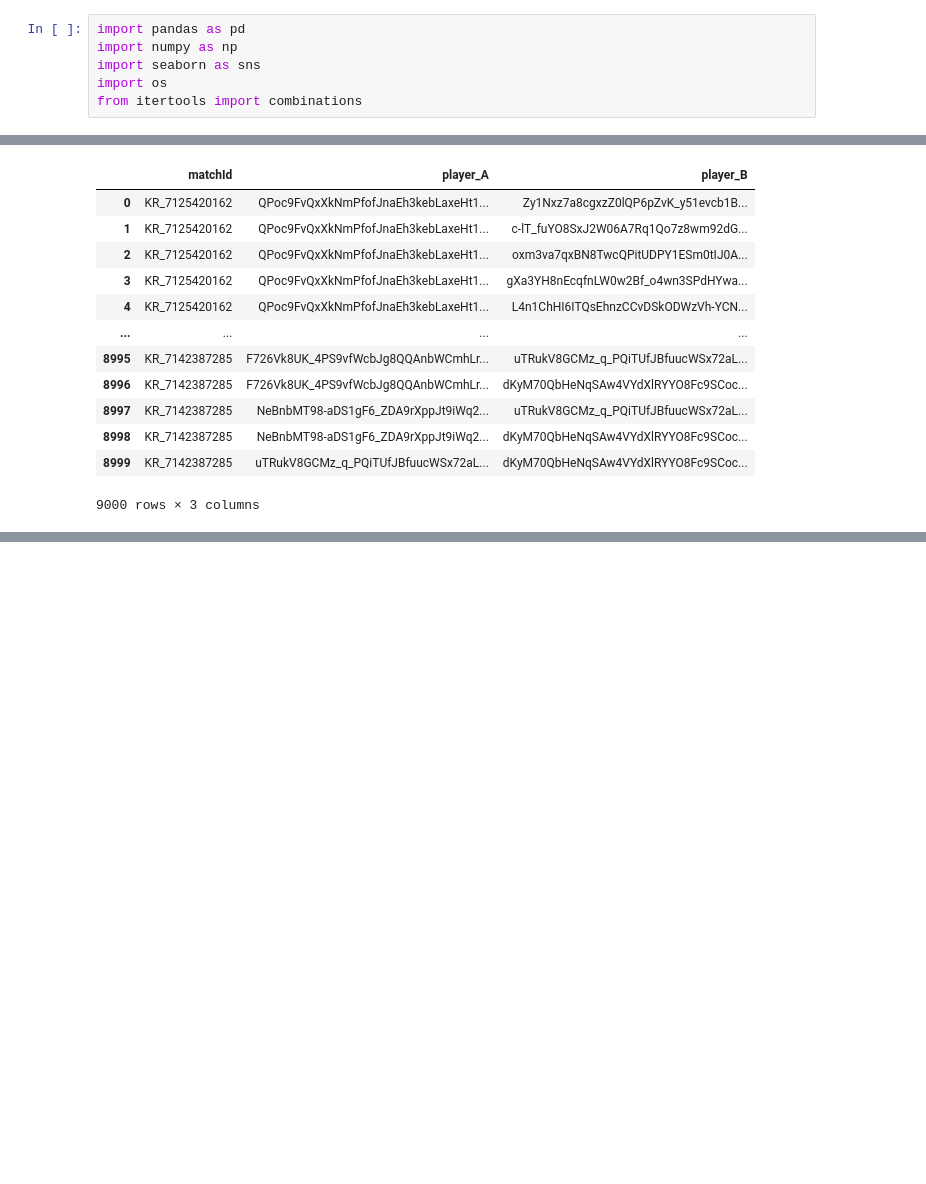
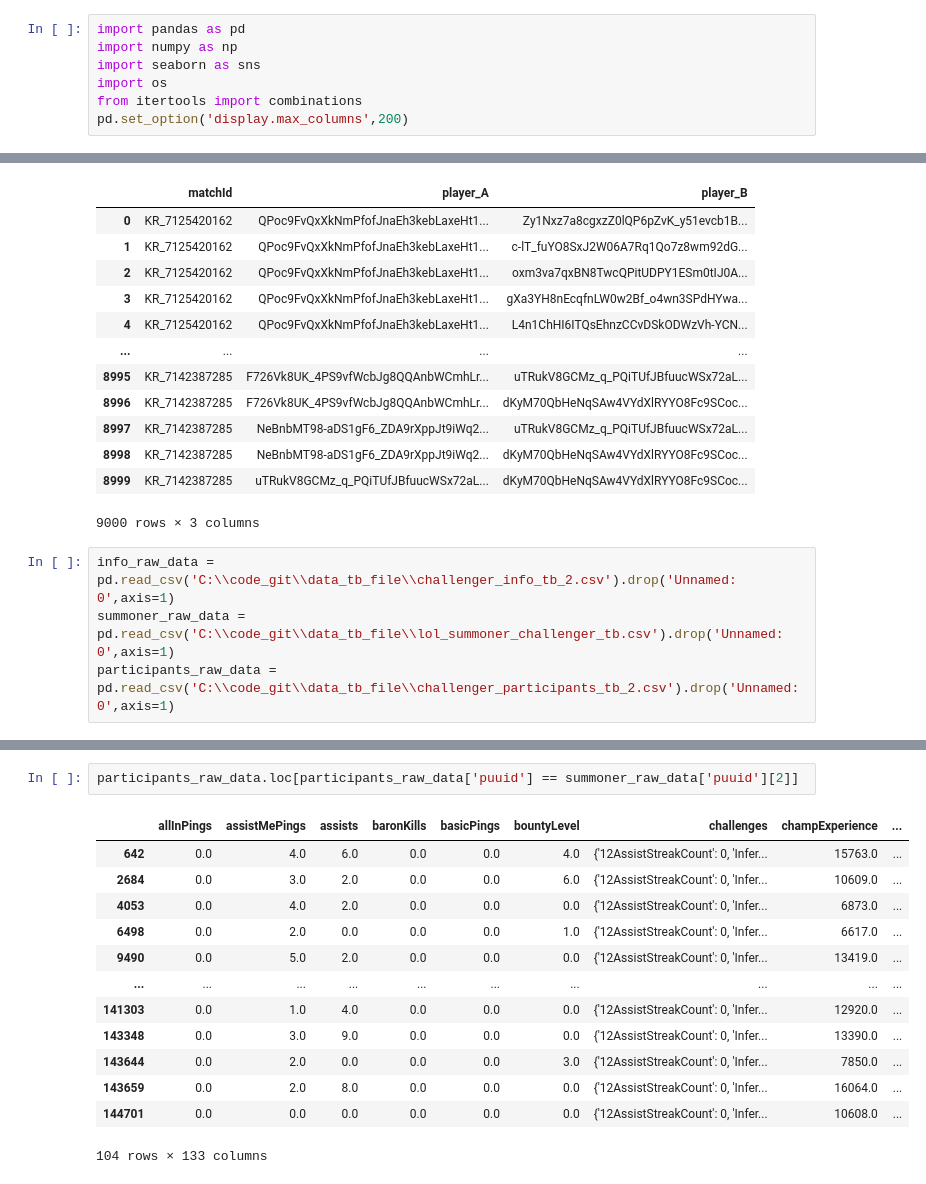
Before and after one commit to kim-bo-saeng/personal_project, a Jupyter notebook: lol_data/lol_data_analysis.ipynb, the cells around one changed output, grey strips where cells are left out. Saved outputs shown, nothing was run; the diff lists cells and outputs as text; blank space fills up the shorter version.

Commit message:
feat : data_analysis

```diff
--- a/lol_data/lol_data_analysis.ipynb
+++ b/lol_data/lol_data_analysis.ipynb
@@ -4,6 +4,7 @@ import numpy as np
 import seaborn as sns
 import os
 from itertools import combinations
+pd.set_option('display.max_columns',200)
 # %%
 data_meta_row = pd.read_csv('c:\\Users\\user\\Documents\\GitHub\\data_tb_file\\lol_metadata_tb.csv')
 # %%
@@ -225,3 +226,7 @@ player_match_df
 | 8998 | KR_7142387285 | NeBnbMT98-aDS1gF6_ZDA9rXppJt9iWq2... | dKyM70QbHeNqSAw4VYdXlRYYO8Fc9SCoc... |
 | 8999 | KR_7142387285 | uTRukV8GCMz_q_PQiTUfJBfuucWSx72aL... | dKyM70QbHeNqSAw4VYdXlRYYO8Fc9SCoc... |
 9000 rows × 3 columns
+# %%
+info_raw_data = pd.read_csv('C:\\code_git\\data_tb_file\\challenger_info_tb_2.csv').drop('Unnamed: 0',axis=1)
+summoner_raw_data = pd.read_csv('C:\\code_git\\data_tb_file\\lol_summoner_challenger_tb.csv').drop('Unnamed: 0',axis=1)
+participants_raw_data = pd.read_csv('C:\\code_git\\data_tb_file\\challenger_participants_tb_2.csv').drop('Unnamed: 0',axis=1)
@@ -227,0 +265,16 @@ player_match_df
+# %%
+participants_raw_data.loc[participants_raw_data['puuid'] == summoner_raw_data['puuid'][2]]
+# %% [output]
+|  | allInPings | assistMePings | assists | baronKills | basicPings | bountyLevel | challenges | champExperience | ... |
+| 642 | 0.0 | 4.0 | 6.0 | 0.0 | 0.0 | 4.0 | {'12AssistStreakCount': 0, 'Infer... | 15763.0 | ... |
+| 2684 | 0.0 | 3.0 | 2.0 | 0.0 | 0.0 | 6.0 | {'12AssistStreakCount': 0, 'Infer... | 10609.0 | ... |
+| 4053 | 0.0 | 4.0 | 2.0 | 0.0 | 0.0 | 0.0 | {'12AssistStreakCount': 0, 'Infer... | 6873.0 | ... |
+| 6498 | 0.0 | 2.0 | 0.0 | 0.0 | 0.0 | 1.0 | {'12AssistStreakCount': 0, 'Infer... | 6617.0 | ... |
+| 9490 | 0.0 | 5.0 | 2.0 | 0.0 | 0.0 | 0.0 | {'12AssistStreakCount': 0, 'Infer... | 13419.0 | ... |
+| ... | ... | ... | ... | ... | ... | ... | ... | ... | ... |
+| 141303 | 0.0 | 1.0 | 4.0 | 0.0 | 0.0 | 0.0 | {'12AssistStreakCount': 0, 'Infer... | 12920.0 | ... |
+| 143348 | 0.0 | 3.0 | 9.0 | 0.0 | 0.0 | 0.0 | {'12AssistStreakCount': 0, 'Infer... | 13390.0 | ... |
+| 143644 | 0.0 | 2.0 | 0.0 | 0.0 | 0.0 | 3.0 | {'12AssistStreakCount': 0, 'Infer... | 7850.0 | ... |
+| 143659 | 0.0 | 2.0 | 8.0 | 0.0 | 0.0 | 0.0 | {'12AssistStreakCount': 0, 'Infer... | 16064.0 | ... |
+| 144701 | 0.0 | 0.0 | 0.0 | 0.0 | 0.0 | 0.0 | {'12AssistStreakCount': 0, 'Infer... | 10608.0 | ... |
+104 rows × 133 columns
```
Also changed, not shown: parts of 3 cells of this notebook.
